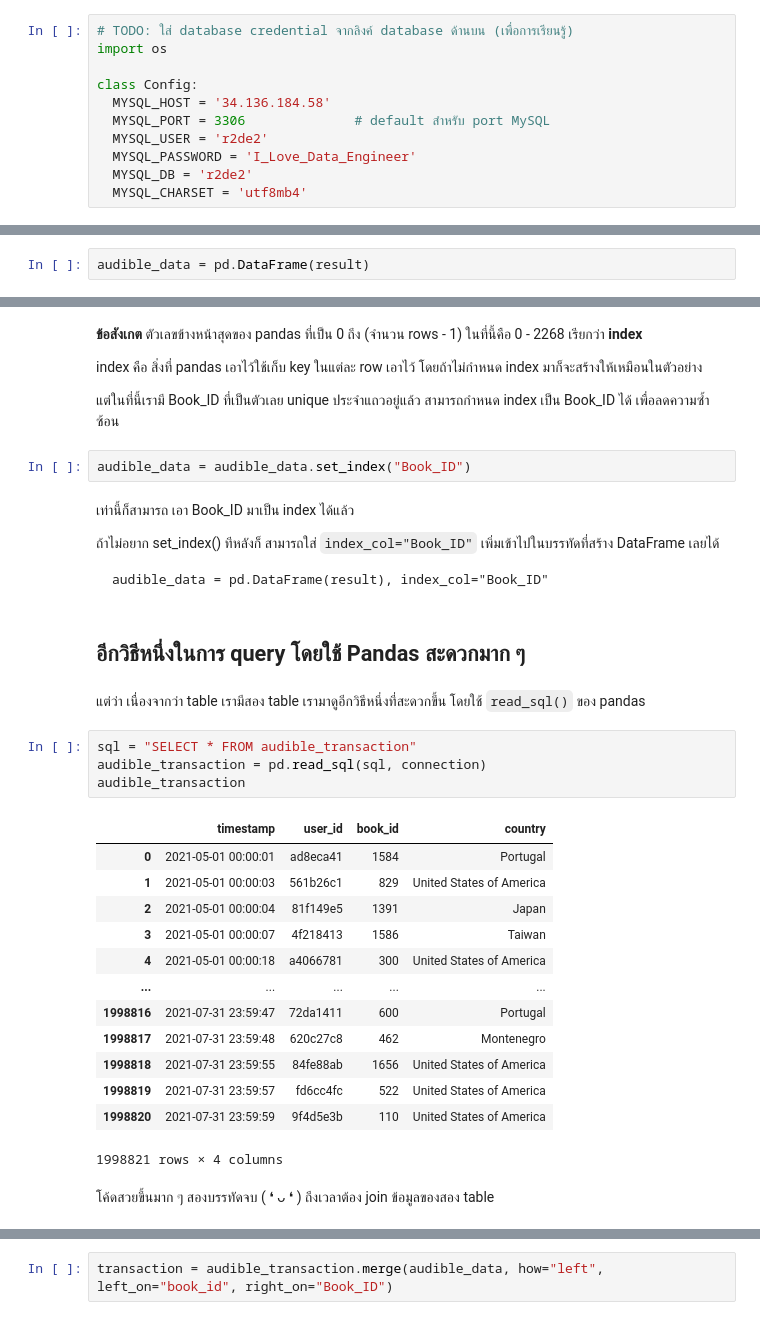
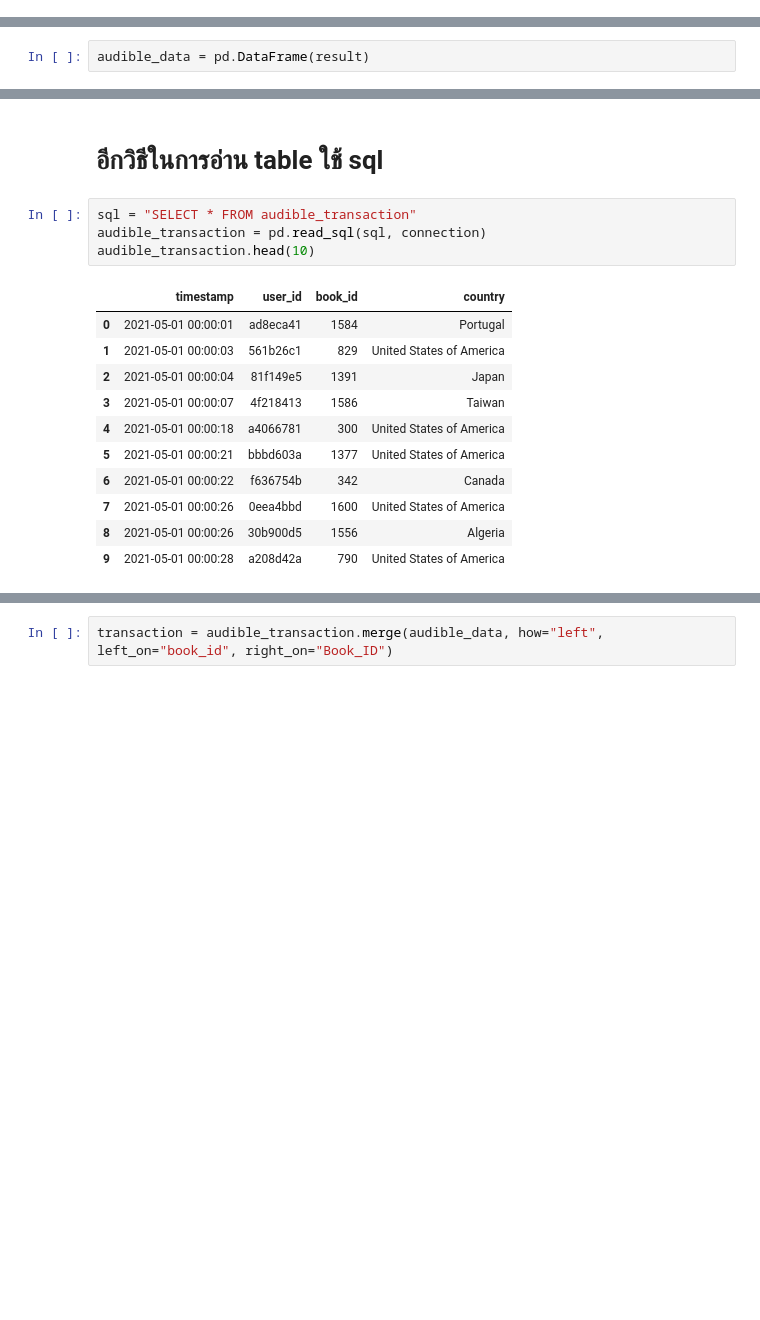
Before and after one commit to oakkpsw/R2DE, a Jupyter notebook: workshop1-DataCollection/Workshop1_Data_Collection.ipynb, the cells around one changed output, grey strips where cells are left out. Saved outputs shown, nothing was run; the diff lists cells and outputs as text; blank space fills up the shorter version.

````diff
--- a/workshop1-DataCollection/Workshop1_Data_Collection.ipynb
+++ b/workshop1-DataCollection/Workshop1_Data_Collection.ipynb
@@ -37,11 +12,0 @@ Successfully installed pymysql-1.0.2
-# %%
-# TODO: ใส่ database credential จากลิงค์ database ด้านบน (เพื่อการเรียนรู้)
-import os
-
-class Config:
-  MYSQL_HOST = '34.136.184.58'
-  MYSQL_PORT = 3306              # default สำหรับ port MySQL
-  MYSQL_USER = 'r2de2'
-  MYSQL_PASSWORD = 'I_Love_Data_Engineer'
-  MYSQL_DB = 'r2de2'
-  MYSQL_CHARSET = 'utf8mb4'
@@ -171,42 +85,19 @@ audible_data
-# %% [markdown]
-**ข้อสังเกต**
-ตัวเลขข้างหน้าสุดของ pandas ที่เป็น 0 ถึง (จำนวน rows - 1) ในที่นี้คือ 0 - 2268 เรียกว่า **index**
-
-index คือ สิ่งที่ pandas เอาไว้ใช้เก็บ key ในแต่ละ row เอาไว้ โดยถ้าไม่กำหนด index มาก็จะสร้างให้เหมือนในตัวอย่าง
-
-แต่ในที่นี้เรามี Book_ID ที่เป็นตัวเลย unique ประจำแถวอยู่แล้ว สามารถกำหนด index เป็น Book_ID ได้ เพื่อลดความซ้ำซ้อน
-# %%
-audible_data = audible_data.set_index("Book_ID")
-# %% [markdown]
-เท่านี้ก็สามารถ เอา Book_ID มาเป็น index ได้แล้ว
-
-ถ้าไม่อยาก set_index() ทีหลังก็ สามารถใส่ `index_col="Book_ID"` เพิ่มเข้าไปในบรรทัดที่สร้าง DataFrame เลยได้
-```
-audible_data = pd.DataFrame(result), index_col="Book_ID"
-```
-# %% [markdown]
-## อีกวิธีหนึ่งในการ query โดยใช้ Pandas สะดวกมาก ๆ
-# %% [markdown]
-แต่ว่า เนื่องจากว่า table เรามีสอง table เรามาดูอีกวิธีหนึ่งที่สะดวกขึ้น โดยใช้ `read_sql()` ของ pandas
+# %% [markdown]
+# อีกวิธีในการอ่าน table ใช้ sql
 # %%
 sql = "SELECT * FROM audible_transaction"
 audible_transaction = pd.read_sql(sql, connection)
-audible_transaction
+audible_transaction.head(10)
 # %% [output]
 |  | timestamp | user_id | book_id | country |
 | 0 | 2021-05-01 00:00:01 | ad8eca41 | 1584 | Portugal |
 | 1 | 2021-05-01 00:00:03 | 561b26c1 | 829 | United States of America |
 | 2 | 2021-05-01 00:00:04 | 81f149e5 | 1391 | Japan |
 | 3 | 2021-05-01 00:00:07 | 4f218413 | 1586 | Taiwan |
 | 4 | 2021-05-01 00:00:18 | a4066781 | 300 | United States of America |
-| ... | ... | ... | ... | ... |
-| 1998816 | 2021-07-31 23:59:47 | 72da1411 | 600 | Portugal |
-| 1998817 | 2021-07-31 23:59:48 | 620c27c8 | 462 | Montenegro |
-| 1998818 | 2021-07-31 23:59:55 | 84fe88ab | 1656 | United States of America |
-| 1998819 | 2021-07-31 23:59:57 | fd6cc4fc | 522 | United States of America |
-| 1998820 | 2021-07-31 23:59:59 | 9f4d5e3b | 110 | United States of America |
+| 5 | 2021-05-01 00:00:21 | bbbd603a | 1377 | United States of America |
+| 6 | 2021-05-01 00:00:22 | f636754b | 342 | Canada |
+| 7 | 2021-05-01 00:00:26 | 0eea4bbd | 1600 | United States of America |
+| 8 | 2021-05-01 00:00:26 | 30b900d5 | 1556 | Algeria |
+| 9 | 2021-05-01 00:00:28 | a208d42a | 790 | United States of America |
-1998821 rows × 4 columns
-# %% [markdown]
-โค้ดสวยขึ้นมาก ๆ สองบรรทัดจบ ( ❛ ᴗ ❛ )
-ถึงเวลาต้อง join ข้อมูลของสอง table
 # %% [markdown]
````
Also changed, not shown: parts of 97 cells of this notebook.
